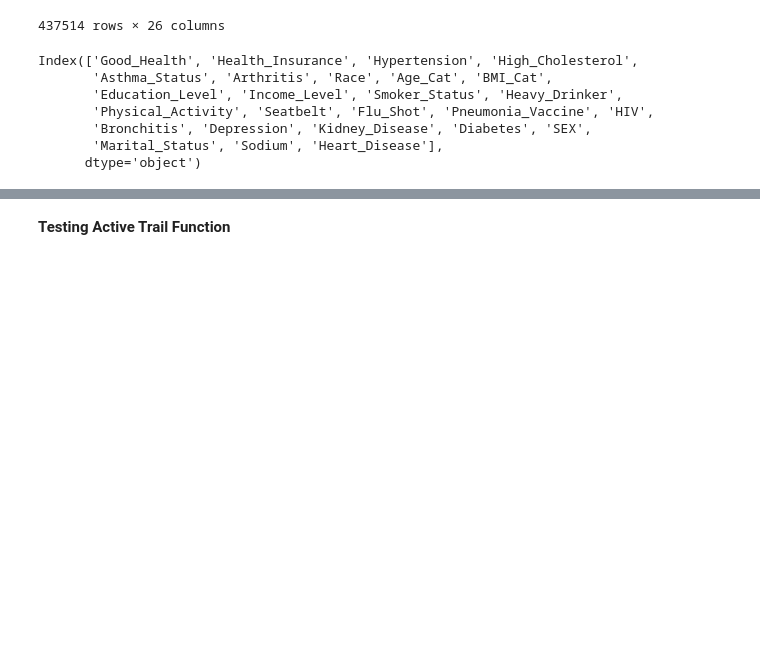
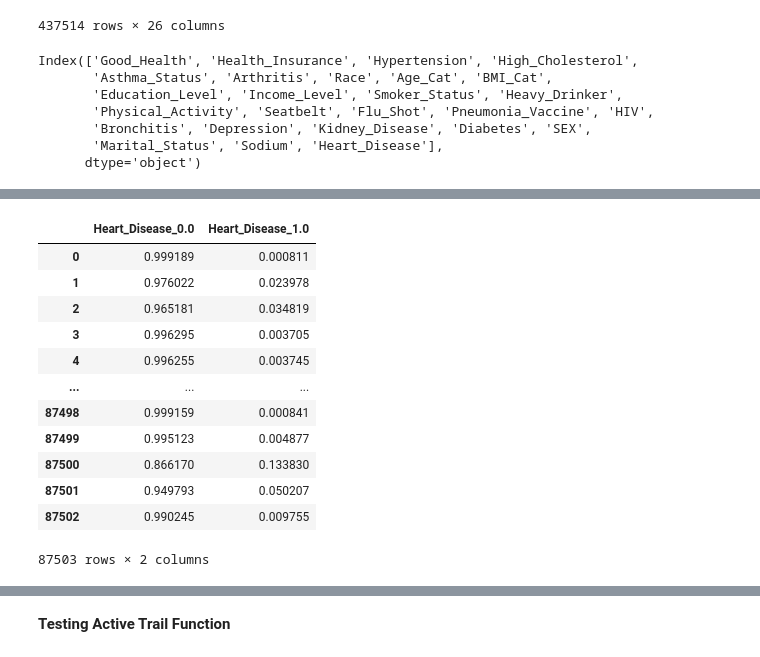
Before and after one commit to Hiram32/Springboard, a Jupyter notebook: Capstone_Project_3/Capstone_Project_3.ipynb, the cells around one changed output, grey strips where cells are left out. Cells and saved outputs as stored; diff of their text form; code cells hidden in the pictures; blank space fills up the shorter version.

```diff
--- a/Capstone_Project_3/Capstone_Project_3.ipynb
+++ b/Capstone_Project_3/Capstone_Project_3.ipynb
@@ -228,0 +195,17 @@ from pgmpy.estimators import BayesianEstimator
+# %%
+y_proba = bm.predict_proba(X_test)
+y_proba
+# %% [output]
+|  | Heart_Disease_0.0 | Heart_Disease_1.0 |
+| 0 | 0.999189 | 0.000811 |
+| 1 | 0.976022 | 0.023978 |
+| 2 | 0.965181 | 0.034819 |
+| 3 | 0.996295 | 0.003705 |
+| 4 | 0.996255 | 0.003745 |
+| ... | ... | ... |
+| 87498 | 0.999159 | 0.000841 |
+| 87499 | 0.995123 | 0.004877 |
+| 87500 | 0.866170 | 0.133830 |
+| 87501 | 0.949793 | 0.050207 |
+| 87502 | 0.990245 | 0.009755 |
+87503 rows × 2 columns
```
Also changed, not shown: parts of 13 cells of this notebook.
